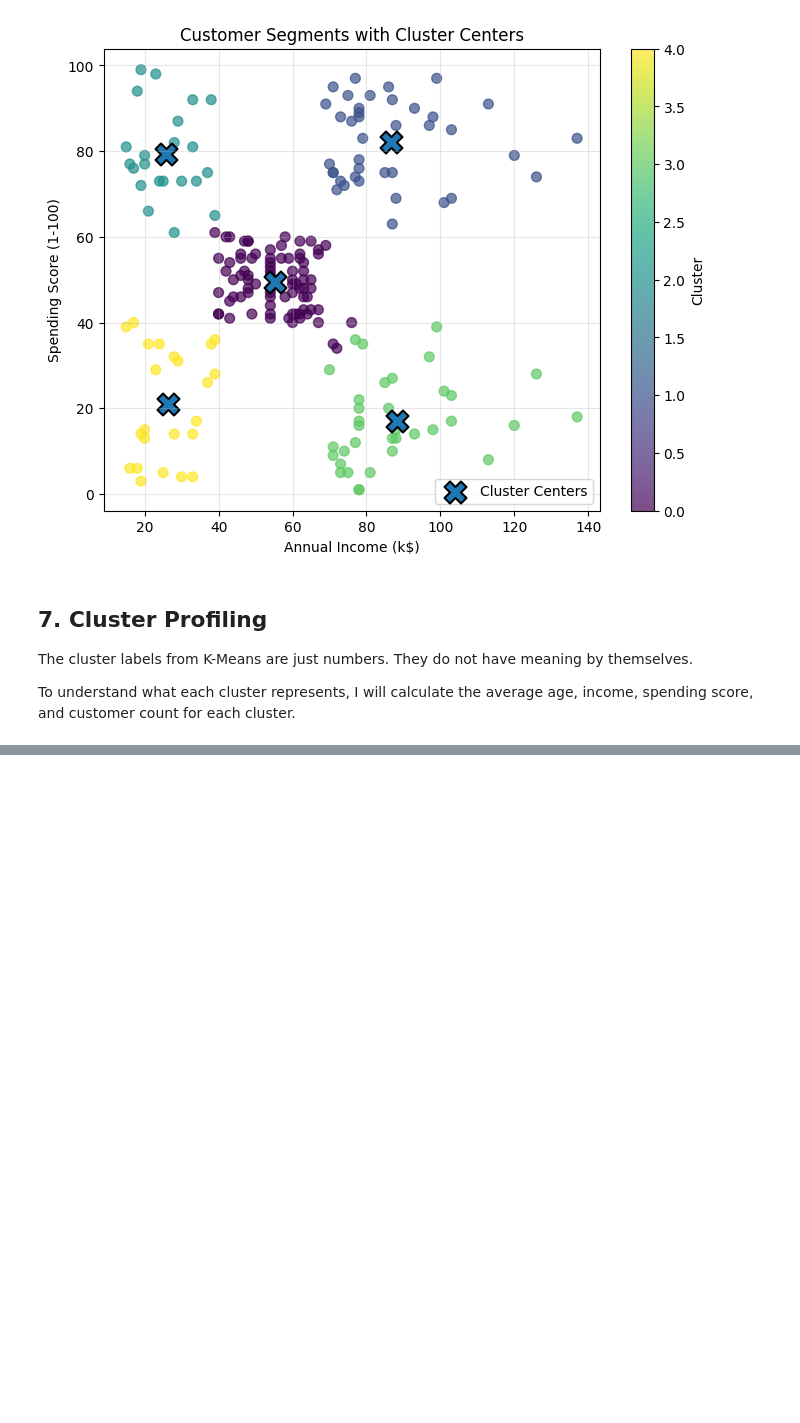
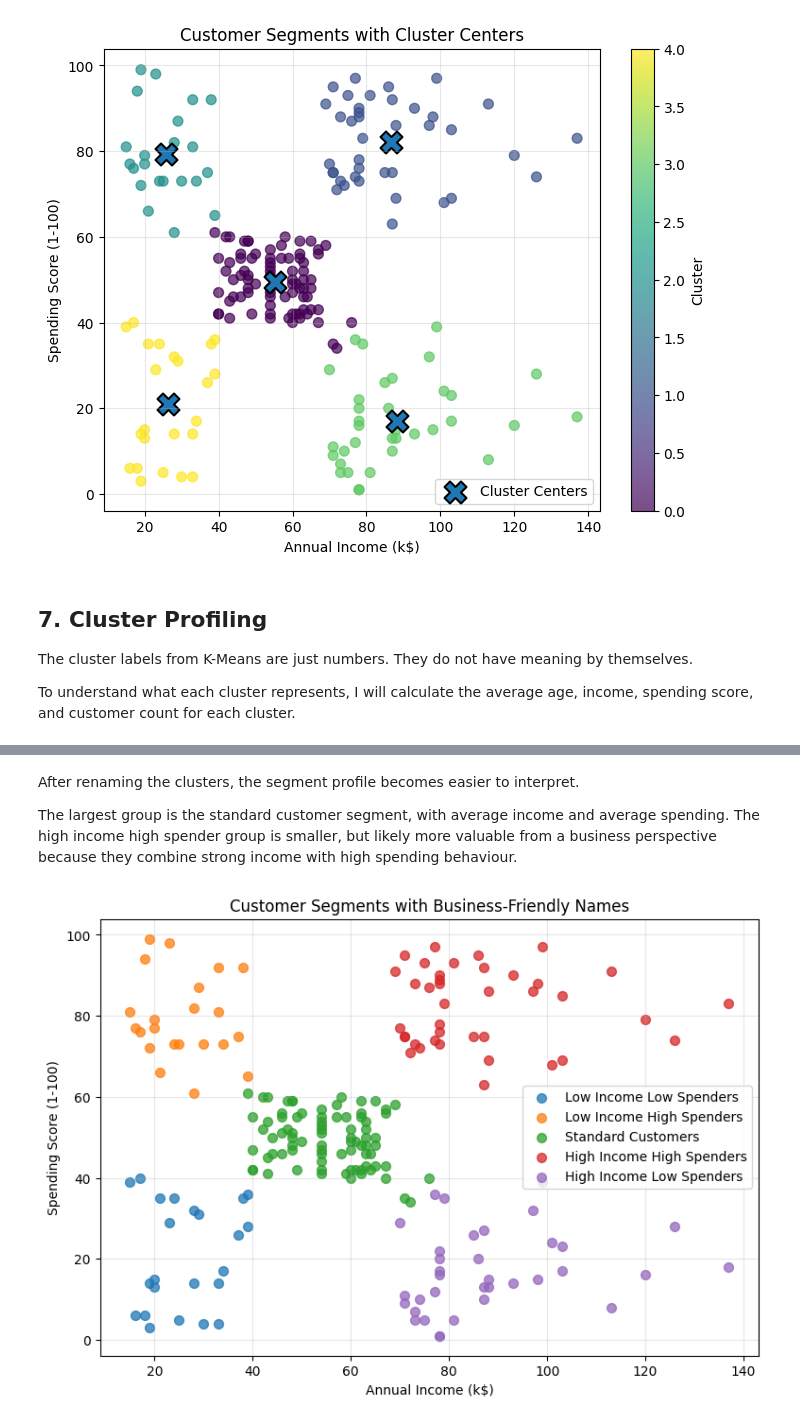
Before and after one commit to nguy3ntt/machine-learning-lab, a Jupyter notebook: unsupervised_learning/mall_customer_segmentation.ipynb, the cells around one changed output, grey strips where cells are left out. Saved outputs shown, nothing was run; the diff lists cells and outputs as text; code cells hidden in the pictures; blank space fills up the shorter version.

```diff
--- a/unsupervised_learning/mall_customer_segmentation.ipynb
+++ b/unsupervised_learning/mall_customer_segmentation.ipynb
@@ -404,0 +434,13 @@ To understand what each cluster represents, I will calculate the average age, in
+# %%
+cluster_profile_2d.round(2)
+segment_names_2d = {
+    0: "Standard Customers",
+    1: "High Income High Spenders",
+    2: "Low Income High Spenders",
+    3: "High Income Low Spenders",
+    4: "Low Income Low Spenders"
+}
+
+df_clustered_2d["Segment_2D"] = df_clustered_2d["Cluster_2D"].map(segment_names_2d)
+
+df_clustered_2d.head()
@@ -404,0 +471,26 @@ To understand what each cluster represents, I will calculate the average age, in
+# %% [markdown]
+After renaming the clusters, the segment profile becomes easier to interpret.
+
+The largest group is the standard customer segment, with average income and average spending. The high income high spender group is smaller, but likely more valuable from a business perspective because they combine strong income with high spending behaviour.
+# %%
+plt.figure(figsize=(9, 6))
+
+for segment in df_clustered_2d["Segment_2D"].unique():
+    segment_data = df_clustered_2d[df_clustered_2d["Segment_2D"] == segment]
+
+    plt.scatter(
+        segment_data["Annual Income (k$)"],
+        segment_data["Spending Score (1-100)"],
+        s=50,
+        alpha=0.75,
+        label=segment
+    )
+
+plt.title("Customer Segments with Business-Friendly Names")
+plt.xlabel("Annual Income (k$)")
+plt.ylabel("Spending Score (1-100)")
+plt.legend()
+plt.grid(alpha=0.3)
+plt.show()
+# %% [output]
+[figure, added]
```
Also changed, not shown: parts of 16 cells of this notebook.
